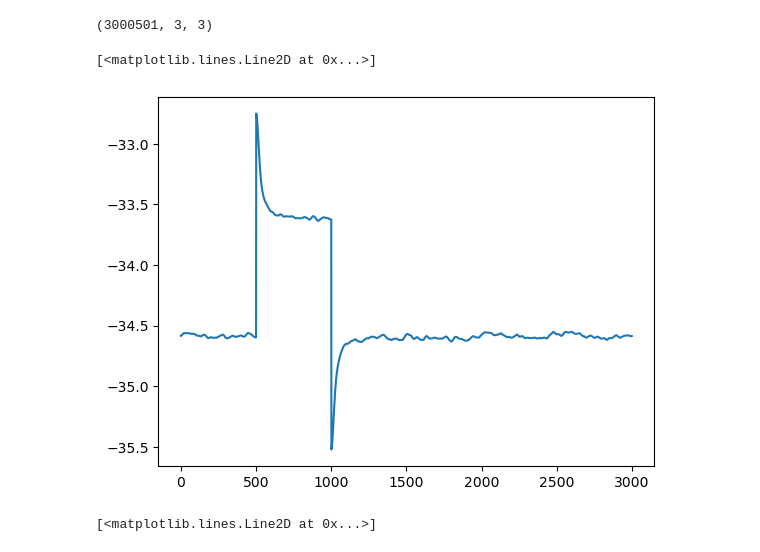
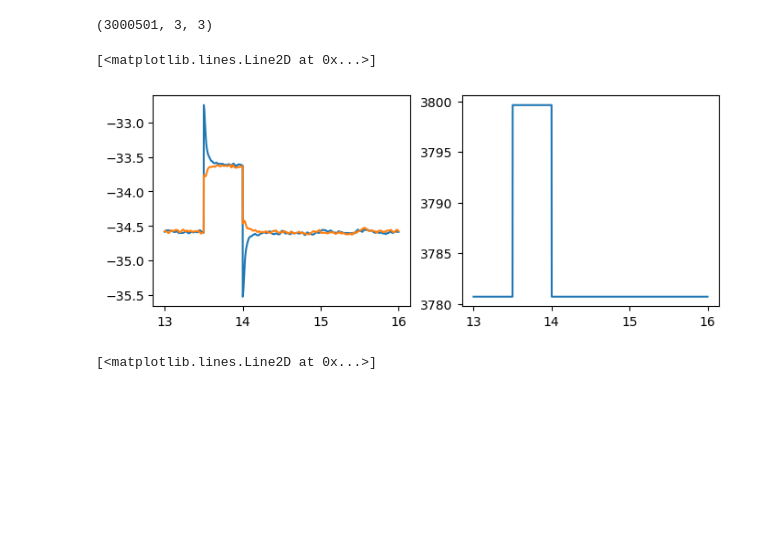
Before and after one commit to fgarbuzov/NonlinFD, a Jupyter notebook: notebooks/analysis_strains.ipynb, the cells around one changed output. Drawn from its saved outputs; the diff is of its cells as text; code cells hidden in the pictures; blank space fills up the shorter version.

```diff
--- a/notebooks/analysis_strains.ipynb
+++ b/notebooks/analysis_strains.ipynb
@@ -14,12 +290,10 @@ from src import *
 # %% [markdown]
 ## Velocity const
 # %%
-path = Filepaths.DATA.value / 'strains' / 'N4000' / 'T4.0_nve_nvt' / 'dt0.001'
+path = Filepaths.DATA.value / 'strains' / 'N4000' / 'T4.0_nve_nvt' / 'dt0.001_eps0.001'
 data = Data(path)
 observ = data.read(['thermo', 'press'], dropdup=['timestep'])
 thermo_data = data.read_df(['thermo'], dropdup=['timestep'])['thermo']
-V = observ['V']
-T = observ['T']
 stress = observ['stress']
 # %%
 plt.plot(thermo_data.vol[:10000])
@@ -49,13 +323,13 @@ stress.shape
 # %%
-cycle_size = 3_000
-num_cycles = 1000
+cycle_size = 3_500
+num_cycles = 2000
 stress_cycle = np.zeros(cycle_size)
 energy_cycle = np.zeros_like(stress_cycle)
 stress_avg = 0
-for cycle in range(1, num_cycles):
+for cycle in range(0, num_cycles):
     s0 = cycle * cycle_size
     s1 = (cycle + 1) * cycle_size
     stress_cycle += stress[s0:s1, 0, 0] / (num_cycles - 1)
     energy_cycle += np.array(thermo_data.energy)[s0:s1] / (num_cycles - 1)
-    stress_avg += stress[s1-1000:s1, 0, 0].mean() / (num_cycles - 1)
+    stress_avg += stress[s1-2000:s1, 0, 0].mean() / (num_cycles - 1)
 # %%
@@ -91,7 +371,8 @@ plt.plot(time, stress_cycle[500:1000] - stress_avg + 0.27, '--')
 # %% [markdown]
 ## Velocity remap
 # %%
-path = Filepaths.DATA.value / 'strains' / 'N4000' / 'T4.0_nve_nvt' / 'vel_remap_dt0.001'
+eps = 0.005
+path = Filepaths.DATA.value / 'strains' / 'N4000' / 'T4.0_nve_nvt' / f'vel_remap_dt0.001_eps{eps}'
 data = Data(path)
 observ = data.read(['thermo', 'press'], dropdup=['timestep'])
 thermo_data = data.read_df(['thermo'], dropdup=['timestep'])['thermo']
@@ -127,19 +408,27 @@ stress.shape
 cycle_size = 3_000
 num_cycles = 1000
 stress_cycle_vr = np.zeros(cycle_size)
+stress_yy_cycle_vr = np.zeros(cycle_size)
 energy_cycle_vr = np.zeros(cycle_size)
 stress_avg_vr = 0
 for cycle in range(1, num_cycles):
     s0 = cycle * cycle_size
     s1 = (cycle + 1) * cycle_size
     stress_cycle_vr += stress[s0:s1, 0, 0] / (num_cycles - 1)
+    stress_yy_cycle_vr += stress[s0:s1, 1, 1] / (num_cycles - 1)
     energy_cycle_vr += np.array(thermo_data.energy)[s0:s1] / (num_cycles - 1)
     stress_avg_vr += stress[s1-1000:s1, 0, 0].mean() / (num_cycles - 1)
 # %%
-plt.plot(stress_cycle_vr)
+fig, ax = plt.subplots(1, 2, figsize=(8,3))
+ax[0].plot(thermo_data.time[cycle_size: 2*cycle_size],
+           stress_cycle_vr)
+ax[0].plot(thermo_data.time[cycle_size: 2*cycle_size],
+           stress_yy_cycle_vr)
+ax[1].plot(thermo_data.time[cycle_size: 2*cycle_size],
+           thermo_data.vol[cycle_size: 2*cycle_size])
 # %% [output]
 [<matplotlib.lines.Line2D at 0x...>]
-[figure, old version]
+[figure, new version]
 # %%
 plt.plot(energy_cycle_vr)
 # %% [output]
```
Also changed, not shown: parts of 56 cells of this notebook, 13 other files.
